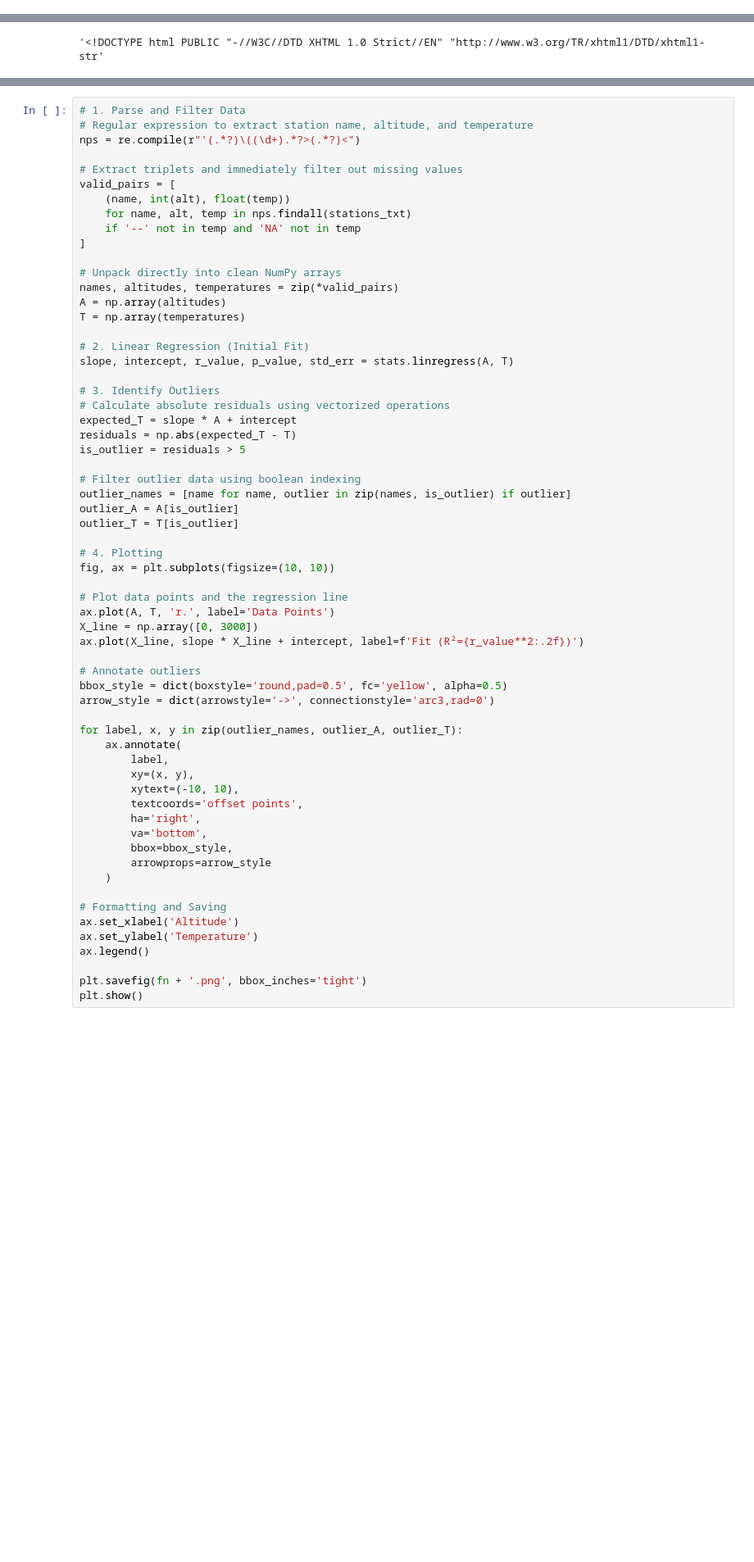
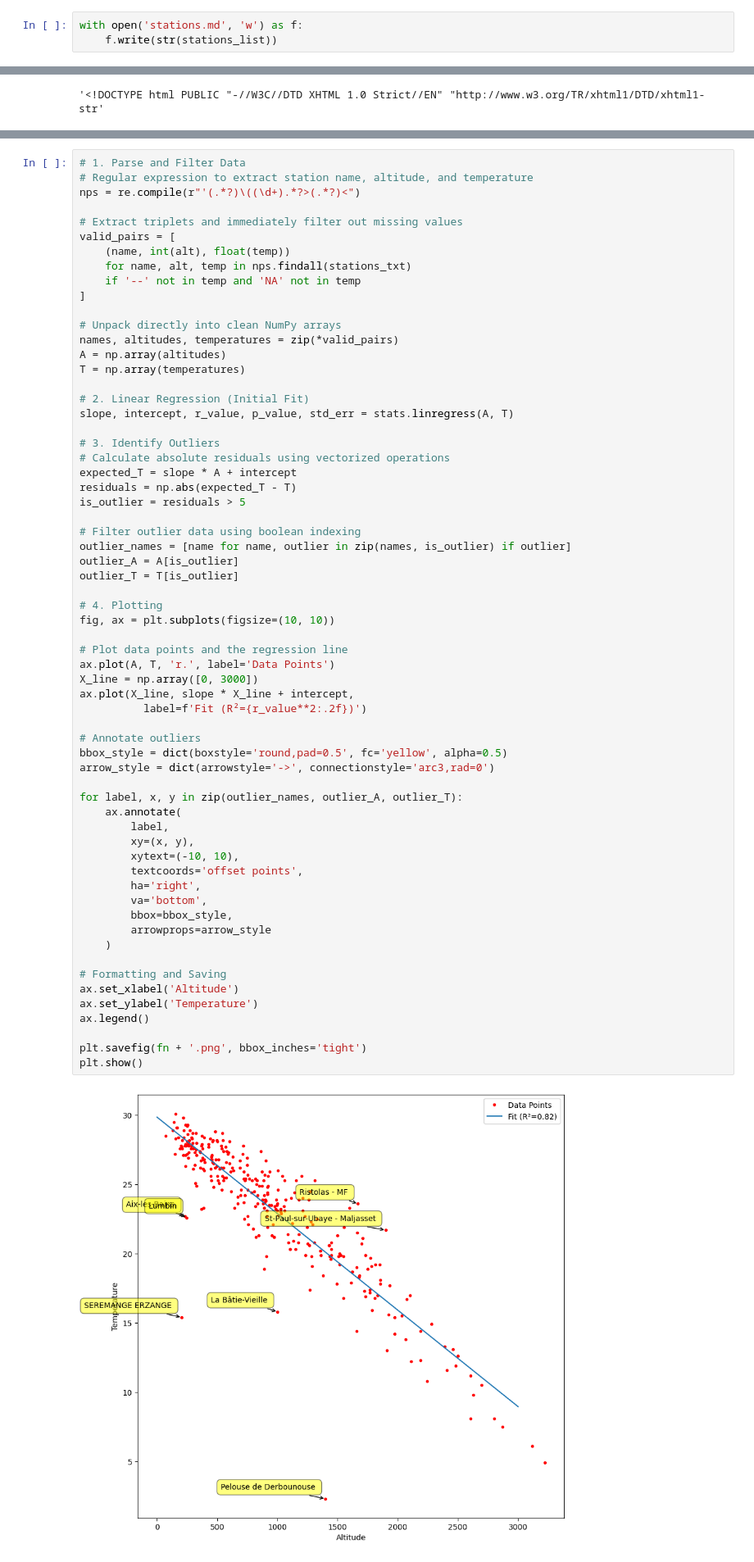
Before and after one commit to macbuse/ROMMA, a Jupyter notebook: romma_again.ipynb, the cells around one changed output, grey strips where cells are left out. Shown at 82% size. Drawn from its saved outputs; the diff is of its cells as text; blank space fills up the shorter version.

````diff
--- a/romma_again.ipynb
+++ b/romma_again.ipynb
@@ -85,0 +76,3 @@ Cookie: rid=51Yg44; paramtab=0; ui-tabs-1=1
+# %%
+with open('stations.md', 'w') as f:
+    f.write(str(stations_list))
@@ -153,34 +155,37 @@ outlier_T = T[is_outlier]
 # 4. Plotting
 fig, ax = plt.subplots(figsize=(10, 10))
 
 # Plot data points and the regression line
 ax.plot(A, T, 'r.', label='Data Points')
 X_line = np.array([0, 3000])
-ax.plot(X_line, slope * X_line + intercept, label=f'Fit (R²={r_value**2:.2f})')
+ax.plot(X_line, slope * X_line + intercept,
+          label=f'Fit (R²={r_value**2:.2f})')
 
 # Annotate outliers
 bbox_style = dict(boxstyle='round,pad=0.5', fc='yellow', alpha=0.5)
 arrow_style = dict(arrowstyle='->', connectionstyle='arc3,rad=0')
 
 for label, x, y in zip(outlier_names, outlier_A, outlier_T):
     ax.annotate(
         label,
         xy=(x, y),
         xytext=(-10, 10),
         textcoords='offset points',
         ha='right',
         va='bottom',
         bbox=bbox_style,
         arrowprops=arrow_style
     )
 
 # Formatting and Saving
 ax.set_xlabel('Altitude')
 ax.set_ylabel('Temperature')
 ax.legend()
 
 plt.savefig(fn + '.png', bbox_inches='tight')
 plt.show()
+# %% [output]
+[figure, added]
 # %% [markdown]
 ```
 
````
Also changed, not shown: parts of 16 cells of this notebook, 6 other files.
